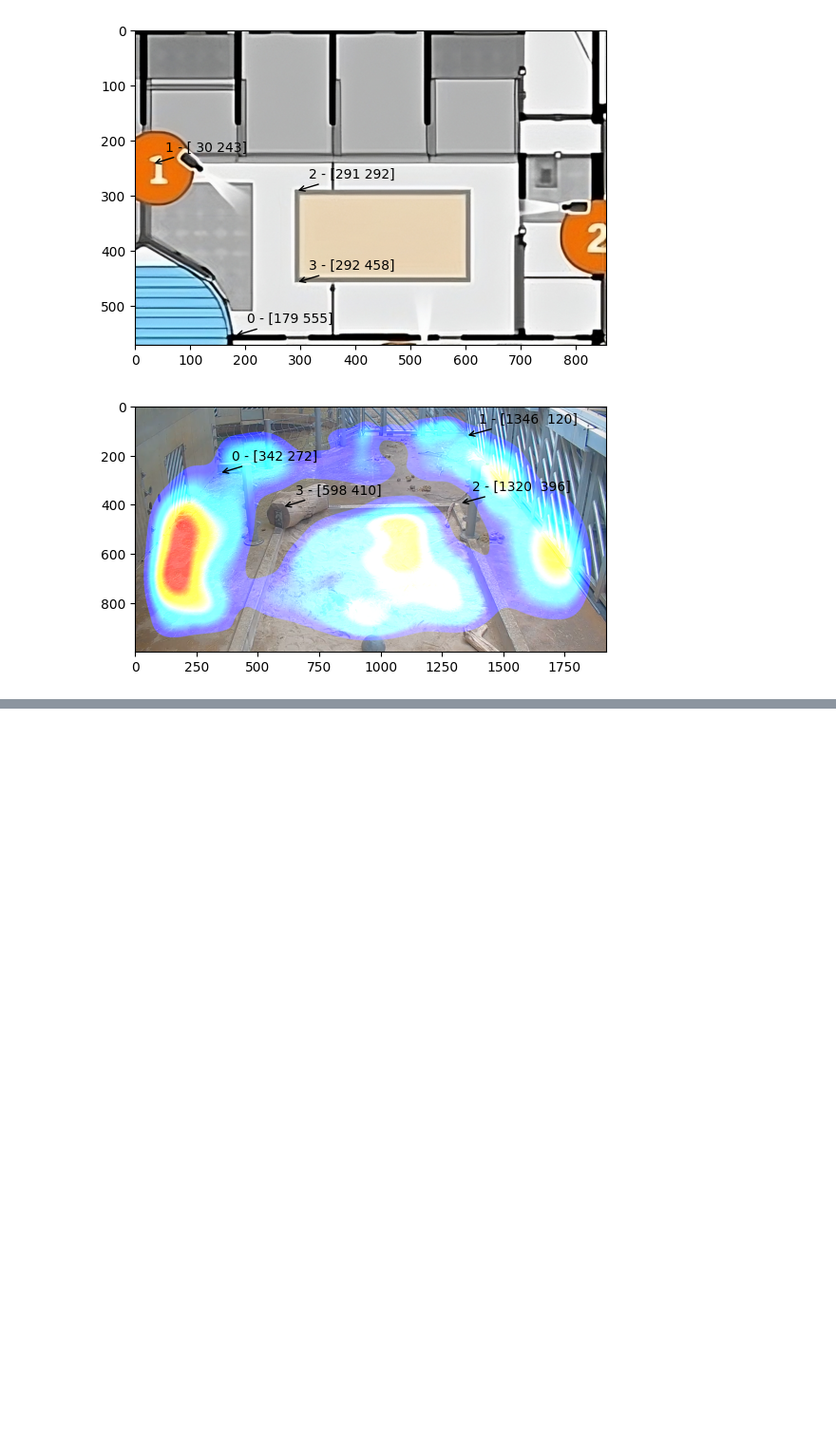
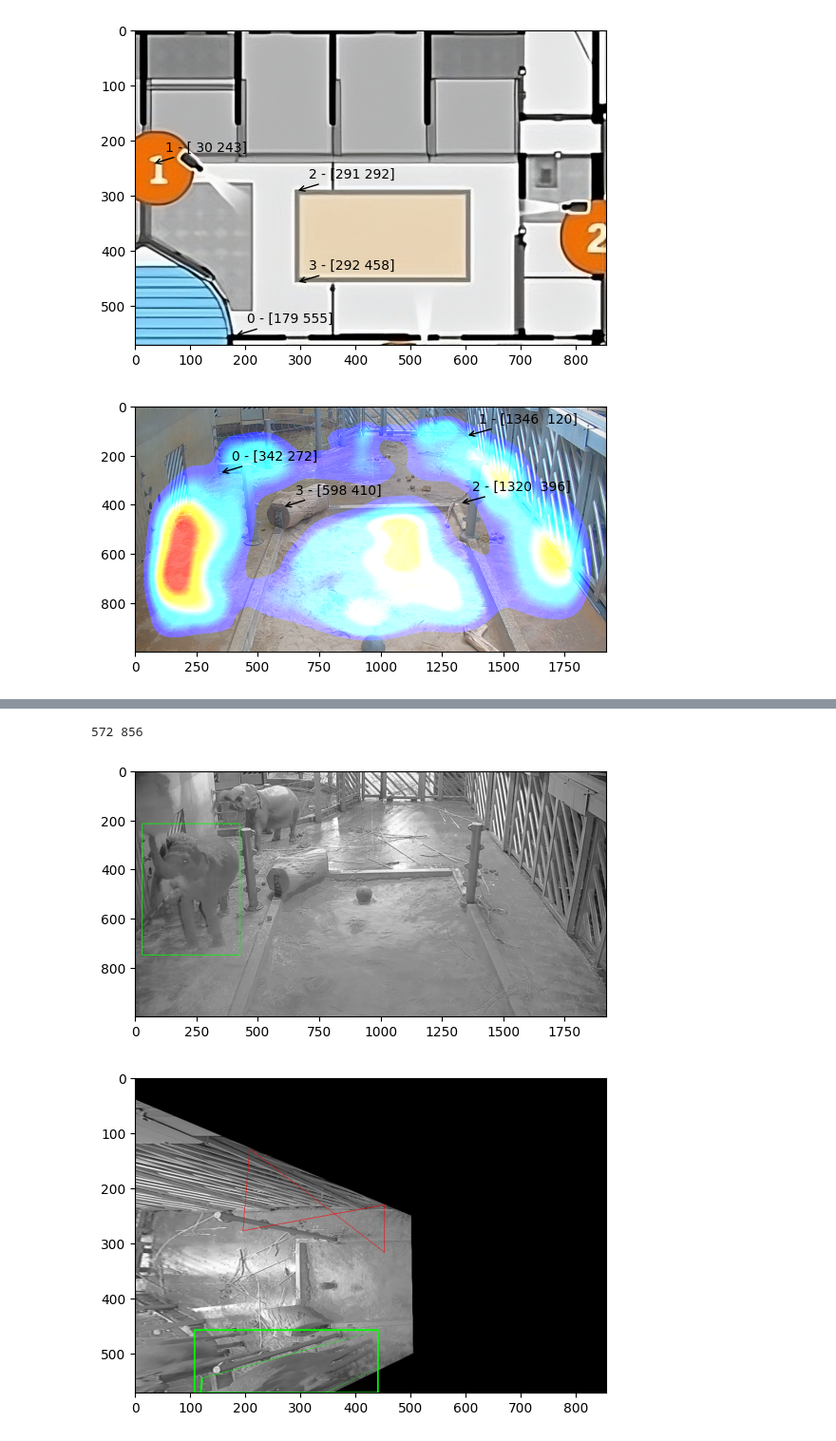
Before and after one commit to Tomasngu/BP, a Jupyter notebook: visualize/perspective_heatmap.ipynb, the cells around one changed output, grey strips where cells are left out. Shown at 95% size. Saved outputs shown, nothing was run; the diff lists cells and outputs as text; code cells hidden in the pictures; blank space fills up the shorter version.

```diff
--- a/visualize/perspective_heatmap.ipynb
+++ b/visualize/perspective_heatmap.ipynb
@@ -183,3 +246,56 @@ show(dst)
+# %%
+def plot_rectangle_on_image(image, cx, cy, w, h, color=(0, 255, 0), thickness=2):
+    """
+    Draws a rectangle on an image based on the center coordinates, width, and height.
+
+    Parameters:
+    - image: The image (numpy array) on which to draw.
+    - cx, cy: The center coordinates of the rectangle.
+    - w, h: The width and height of the rectangle.
+    - color: The color of the rectangle (BGR format).
+    - thickness: The thickness of the rectangle's outline. Use -1 for filled rectangle.
+    """
+    # Calculate the top-left corner of the rectangle
+
+    top_left_x = int(cx - w / 2)
+    top_left_y = int(cy - h / 2)
+
+    # Calculate the bottom-right corner of the rectangle
+    bottom_right_x = int(cx + w / 2)
+    bottom_right_y = int(cy + h / 2)
+
+    # Draw the rectangle on the image
+    cv2.rectangle(image, (top_left_x, top_left_y), (bottom_right_x, bottom_right_y), color, thickness)
+
+
+# Example usage:
+image = cv2.imread('../../data/images/screenshot1_26_01__16_00.png')
+x,y,z, h = 0.119010,	0.4830,	0.206771,	0.534
+plot_rectangle_on_image(image, x*1920, y*1000, z*1920, h*1000)
+show(image)
+# Plot a rectangle on the image
+# plot_rectangle_on_image(image, cx=100, cy=150, w=50, h=100, color=(255, 0, 0), thickness=2)
+
+# Show the image with the rectangle
+# cv2.imshow('Image with Rectangle', image)
+height, width = background.shape[:2]
+print(height, width)
+dst = cv2.warpPerspective(image, H, (width, height))
+
+a,b,c,d = 0.321421,	0.900659,	0.389158,	0.198682,
+
+plot_rectangle_on_image(dst,a*MAP_WIDTH12, b*MAP_HEIGHT12, c*MAP_WIDTH12,	d*MAP_HEIGHT12)
+polygon = np.array([[196, 278],
+  [208, 129],
+  [453, 317],
+  [453, 231]])
+cv2.polylines(dst, [polygon], True, (0, 0, 255), 1)
+
+show(dst)
+# %% [output]
+572 856
+[figure, added]
+[figure, added]
 # %%
 def get_heatmap_new(df, camera):
     df = df[df['Camera'] == camera]
```
Also changed, not shown: parts of 13 cells of this notebook.
